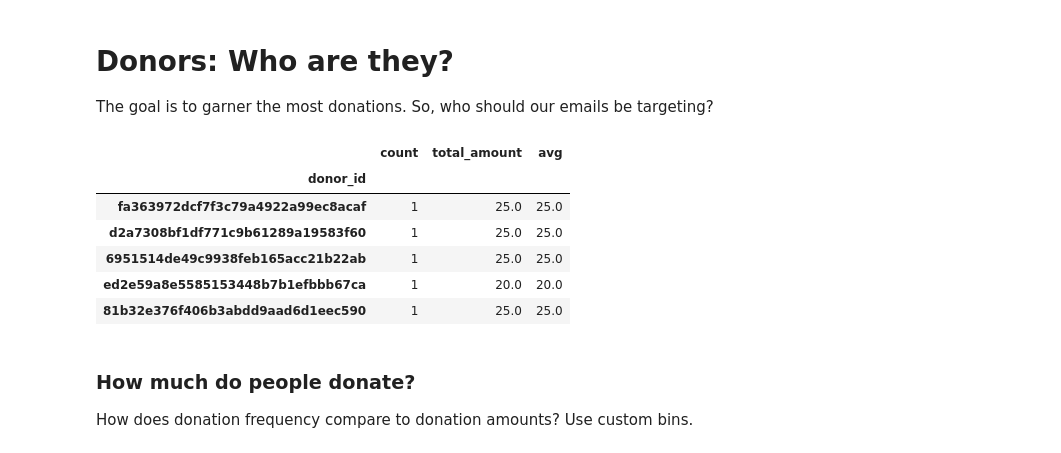
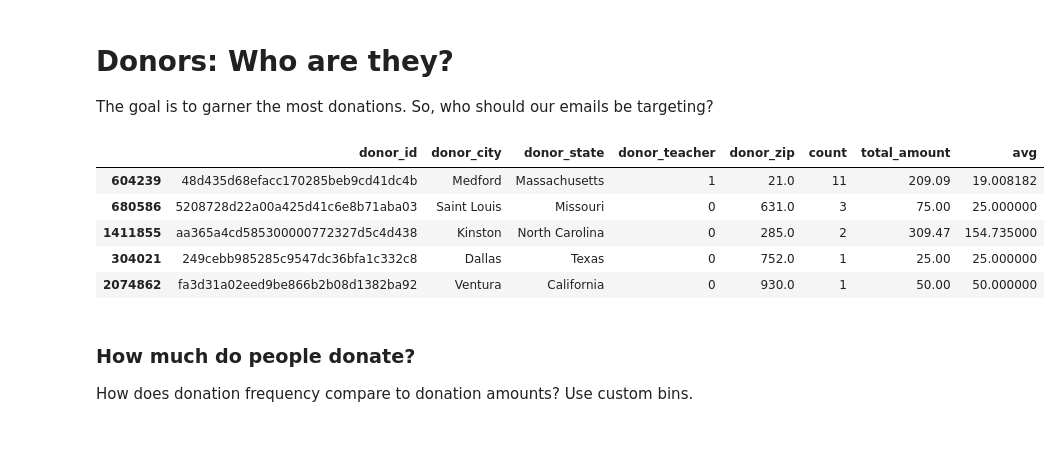
Before and after one commit to mikeona120/MATH189_Final, a Jupyter notebook: liebscher_analysis.ipynb, the cells around one changed output. Saved outputs shown, nothing was run; the diff lists cells and outputs as text; code cells hidden in the pictures.

```diff
--- a/liebscher_analysis.ipynb
+++ b/liebscher_analysis.ipynb
@@ -226,17 +226,20 @@ len(resources_subset) / len(resources_dat), len(resources_subset)
 The goal is to garner the most donations. So, who should our emails be targeting?
 # %%
 unique_donors = donations_subset.groupby('donor_id')
-donors_donation_counts = pd.DataFrame({'total_amount': unique_donors['amount'].sum(), 'count': unique_donors['amount'].count()})
+donors_donation_counts = pd.DataFrame({
+    'total_amount': unique_donors['amount'].sum(),
+    'count': unique_donors['amount'].count()
+    })
 donors_donation_counts['avg'] = donors_donation_counts['total_amount'] / donors_donation_counts['count']
-donors_donation_counts.sample(5)
+unique_donors_complete = donors_subset.merge(donors_donation_counts, right_index=True, left_on='donor_id')
+unique_donors_complete.sample(5)
 # %% [output]
-|  | count | total_amount | avg |
-| donor_id |  |  |  |
-| fa363972dcf7f3c79a4922a99ec8acaf | 1 | 25.0 | 25.0 |
-| d2a7308bf1df771c9b61289a19583f60 | 1 | 25.0 | 25.0 |
-| 6951514de49c9938feb165acc21b22ab | 1 | 25.0 | 25.0 |
-| ed2e59a8e5585153448b7b1efbbb67ca | 1 | 20.0 | 20.0 |
-| 81b32e376f406b3abdd9aad6d1eec590 | 1 | 25.0 | 25.0 |
+|  | donor_id | donor_city | donor_state | donor_teacher | donor_zip | count | total_amount | avg |
+| 604239 | 48d435d68efacc170285beb9cd41dc4b | Medford | Massachusetts | 1 | 21.0 | 11 | 209.09 | 19.008182 |
+| 680586 | 5208728d22a00a425d41c6e8b71aba03 | Saint Louis | Missouri | 0 | 631.0 | 3 | 75.00 | 25.000000 |
+| 1411855 | aa365a4cd585300000772327d5c4d438 | Kinston | North Carolina | 0 | 285.0 | 2 | 309.47 | 154.735000 |
+| 304021 | 249cebb985285c9547dc36bfa1c332c8 | Dallas | Texas | 0 | 752.0 | 1 | 25.00 | 25.000000 |
+| 2074862 | fa3d31a02eed9be866b2b08d1382ba92 | Ventura | California | 0 | 930.0 | 1 | 50.00 | 50.000000 |
 # %% [markdown]
 ### How much do people donate?
 
```
Also changed, not shown: parts of 78 cells of this notebook.
